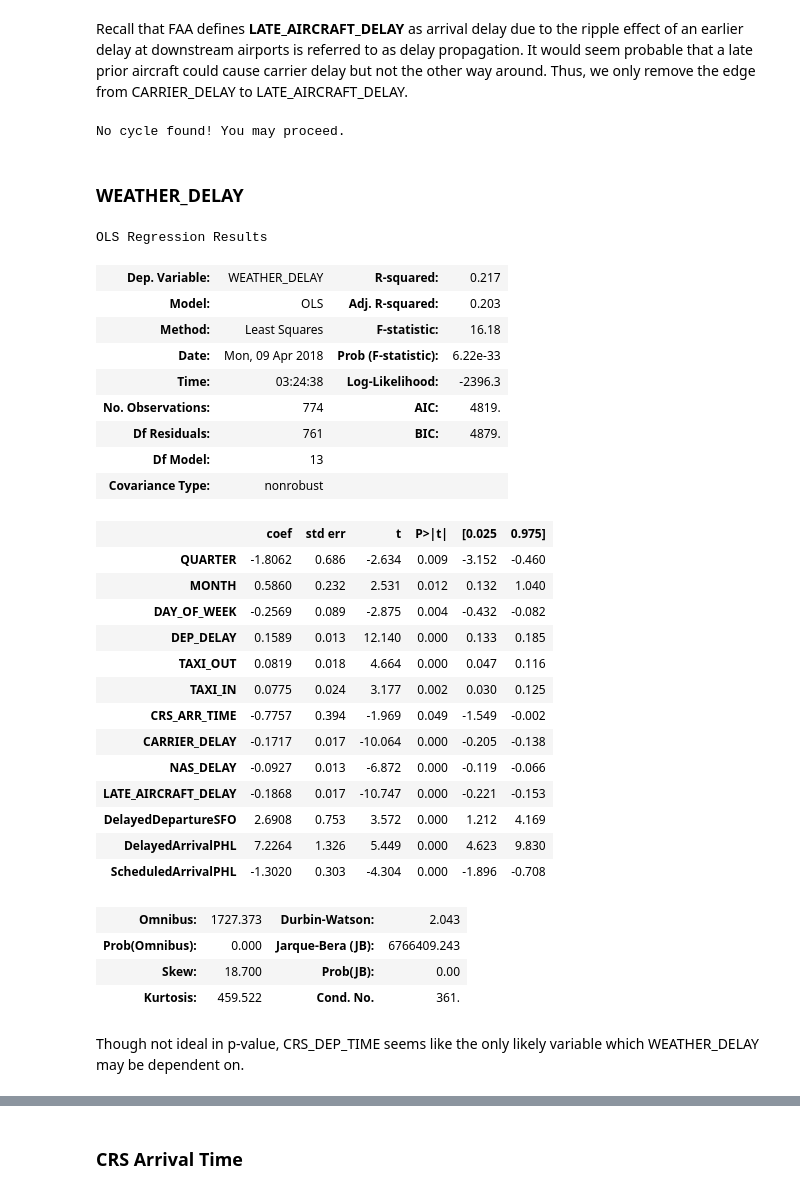
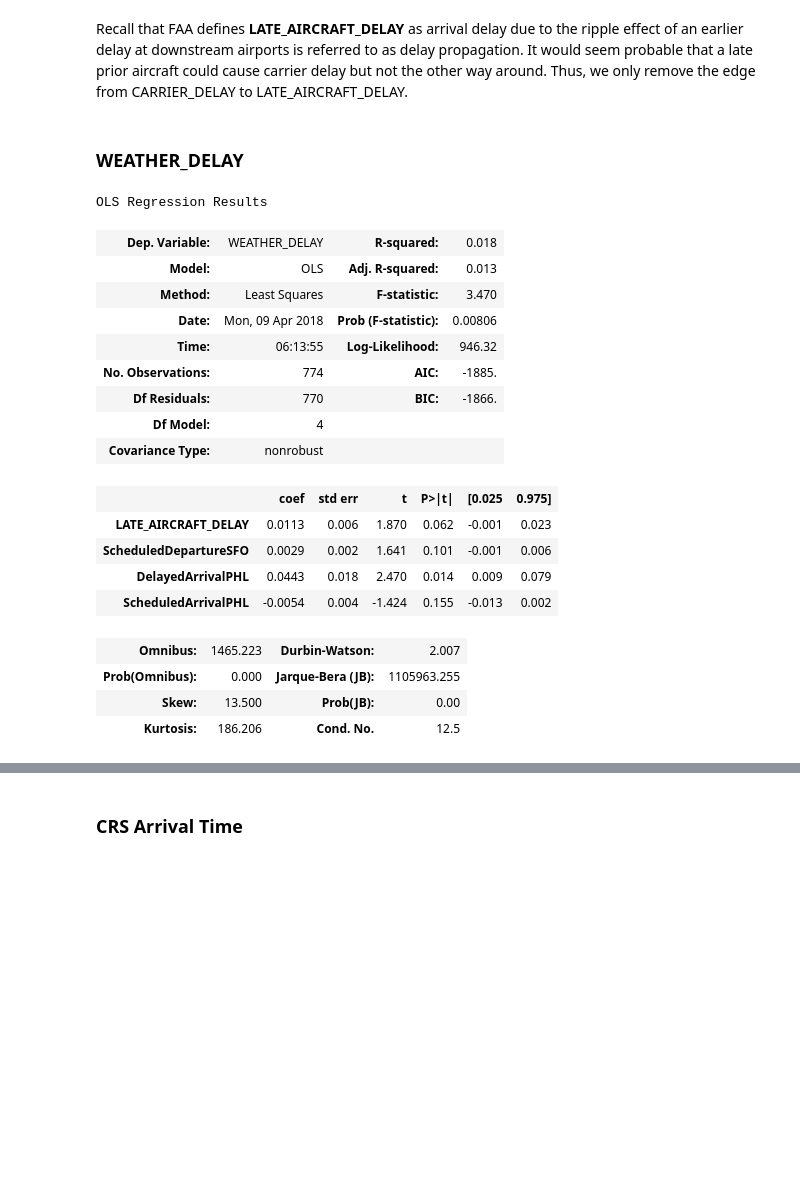
Before and after one commit to dy-choi/Flight-Delay-Analysis, a Jupyter notebook: DataPreparation.ipynb, the cells around one changed output, grey strips where cells are left out. Saved outputs shown, nothing was run; the diff lists cells and outputs as text; code cells hidden in the pictures; blank space fills up the shorter version.

```diff
--- a/DataPreparation.ipynb
+++ b/DataPreparation.ipynb
@@ -69,6 +76,25 @@ flights_df = pd.concat([jan_df, feb_df,mar_df,apr_df, may_df, jun_df, jul_df, au
 # keep hour information from CRS but not minutes
 flights_df['CRS_DEP_TIME'] = flights_df['CRS_DEP_TIME'] // 100
 flights_df['CRS_ARR_TIME'] = flights_df['CRS_ARR_TIME'] // 100
+
+# change delay information to binary
+changeDelaytoBinary(flights_df, 'CARRIER_DELAY')
+changeDelaytoBinary(flights_df, 'WEATHER_DELAY')
+changeDelaytoBinary(flights_df, 'NAS_DELAY')
+changeDelaytoBinary(flights_df, 'SECURITY_DELAY')
+changeDelaytoBinary(flights_df, 'LATE_AIRCRAFT_DELAY')
+
+# for DEP_DELAY, we'd like three variables: -1 (early departure), 0 (regular), 1 (late departure)
+mask = flights_df['DEP_DELAY'] > 0.0
+flights_df.loc[mask, 'DEP_DELAY'] = 1
+
+mask = flights_df['DEP_DELAY'] < 0.0
+flights_df.loc[mask,'DEP_DELAY'] = -1
+
+# TAXI_IN, TAXI_OUT: in 15-minute increments
+# 0: less than 15, 1: less than 30, ...
+flights_df['TAXI_IN'] = flights_df['TAXI_IN'] // 15
+flights_df['TAXI_OUT'] = flights_df['TAXI_OUT'] // 15
 # %% [markdown]
 Secondly, we will read in the data provided by the Federal Aviation Administration (FAA) on airport situations in SFO and PHL in 2017 in 'ASPM : Airport Analysis : Delayed Flights Report.' After reading in the data, we will merge the two dataframes to create one flights_df dataframe.
 # %%
@@ -385,45 +394,30 @@ flight_edges_df, bn = remove_edge('NAS_DELAY','CARRIER_DELAY', flight_edges_df)
 # %% [markdown]
 Recall that FAA defines __LATE_AIRCRAFT_DELAY__ as arrival delay due to the ripple effect of an earlier delay at downstream airports is referred to as delay propagation. It would seem probable that a late prior aircraft could cause carrier delay but not the other way around. Thus, we only remove the edge from CARRIER_DELAY to LATE_AIRCRAFT_DELAY.
-# %%
-flight_edges_df, bn = remove_edge('CARRIER_DELAY','LATE_AIRCRAFT_DELAY', flight_edges_df)
-# %% [output]
-No cycle found! You may proceed.
 # %% [markdown]
 ### WEATHER_DELAY
 # %%
-weather_delay_from = ['QUARTER', 'MONTH', 'DAY_OF_WEEK', 'DEP_DELAY', 'TAXI_OUT', 'TAXI_IN', 'CRS_ARR_TIME', 'CARRIER_DELAY', 'NAS_DELAY', 'LATE_AIRCRAFT_DELAY', 'DelayedDepartureSFO', 'DelayedArrivalPHL', 'ScheduledArrivalPHL']
+weather_delay_from = ['LATE_AIRCRAFT_DELAY', 'ScheduledDepartureSFO', 'DelayedArrivalPHL', 'ScheduledArrivalPHL']
 regression_model(weather_delay_from, 'WEATHER_DELAY').summary()
 # %% [output]
 OLS Regression Results
-| Dep. Variable: | WEATHER_DELAY | R-squared: | 0.217 |
-| Model: | OLS | Adj. R-squared: | 0.203 |
-| Method: | Least Squares | F-statistic: | 16.18 |
-| Date: | Mon, 09 Apr 2018 | Prob (F-statistic): | 6.22e-33 |
-| Time: | 03:24:38 | Log-Likelihood: | -2396.3 |
-| No. Observations: | 774 | AIC: | 4819. |
-| Df Residuals: | 761 | BIC: | 4879. |
-| Df Model: | 13 |  |  |
+| Dep. Variable: | WEATHER_DELAY | R-squared: | 0.018 |
+| Model: | OLS | Adj. R-squared: | 0.013 |
+| Method: | Least Squares | F-statistic: | 3.470 |
+| Date: | Mon, 09 Apr 2018 | Prob (F-statistic): | 0.00806 |
+| Time: | 06:13:55 | Log-Likelihood: | 946.32 |
+| No. Observations: | 774 | AIC: | -1885. |
+| Df Residuals: | 770 | BIC: | -1866. |
+| Df Model: | 4 |  |  |
 | Covariance Type: | nonrobust |  |  |
 |  | coef | std err | t | P>|t| | [0.025 | 0.975] |
-| QUARTER | -1.8062 | 0.686 | -2.634 | 0.009 | -3.152 | -0.460 |
-| MONTH | 0.5860 | 0.232 | 2.531 | 0.012 | 0.132 | 1.040 |
-| DAY_OF_WEEK | -0.2569 | 0.089 | -2.875 | 0.004 | -0.432 | -0.082 |
-| DEP_DELAY | 0.1589 | 0.013 | 12.140 | 0.000 | 0.133 | 0.185 |
-| TAXI_OUT | 0.0819 | 0.018 | 4.664 | 0.000 | 0.047 | 0.116 |
-| TAXI_IN | 0.0775 | 0.024 | 3.177 | 0.002 | 0.030 | 0.125 |
-| CRS_ARR_TIME | -0.7757 | 0.394 | -1.969 | 0.049 | -1.549 | -0.002 |
-| CARRIER_DELAY | -0.1717 | 0.017 | -10.064 | 0.000 | -0.205 | -0.138 |
-| NAS_DELAY | -0.0927 | 0.013 | -6.872 | 0.000 | -0.119 | -0.066 |
-| LATE_AIRCRAFT_DELAY | -0.1868 | 0.017 | -10.747 | 0.000 | -0.221 | -0.153 |
-| DelayedDepartureSFO | 2.6908 | 0.753 | 3.572 | 0.000 | 1.212 | 4.169 |
-| DelayedArrivalPHL | 7.2264 | 1.326 | 5.449 | 0.000 | 4.623 | 9.830 |
-| ScheduledArrivalPHL | -1.3020 | 0.303 | -4.304 | 0.000 | -1.896 | -0.708 |
+| LATE_AIRCRAFT_DELAY | 0.0113 | 0.006 | 1.870 | 0.062 | -0.001 | 0.023 |
+| ScheduledDepartureSFO | 0.0029 | 0.002 | 1.641 | 0.101 | -0.001 | 0.006 |
+| DelayedArrivalPHL | 0.0443 | 0.018 | 2.470 | 0.014 | 0.009 | 0.079 |
+| ScheduledArrivalPHL | -0.0054 | 0.004 | -1.424 | 0.155 | -0.013 | 0.002 |
-| Omnibus: | 1727.373 | Durbin-Watson: | 2.043 |
-| Prob(Omnibus): | 0.000 | Jarque-Bera (JB): | 6766409.243 |
-| Skew: | 18.700 | Prob(JB): | 0.00 |
-| Kurtosis: | 459.522 | Cond. No. | 361. |
+| Omnibus: | 1465.223 | Durbin-Watson: | 2.007 |
+| Prob(Omnibus): | 0.000 | Jarque-Bera (JB): | 1105963.255 |
+| Skew: | 13.500 | Prob(JB): | 0.00 |
+| Kurtosis: | 186.206 | Cond. No. | 12.5 |
-# %% [markdown]
-Though not ideal in p-value, CRS_DEP_TIME seems like the only likely variable which WEATHER_DELAY may be dependent on.
 # %%
 flight_edges_df, bn = update_flights_edges_df(weather_delay_from, 'WEATHER_DELAY',flight_edges_df)
 # %% [output]
```
Also changed, not shown: parts of 88 cells of this notebook, 9 other files.
